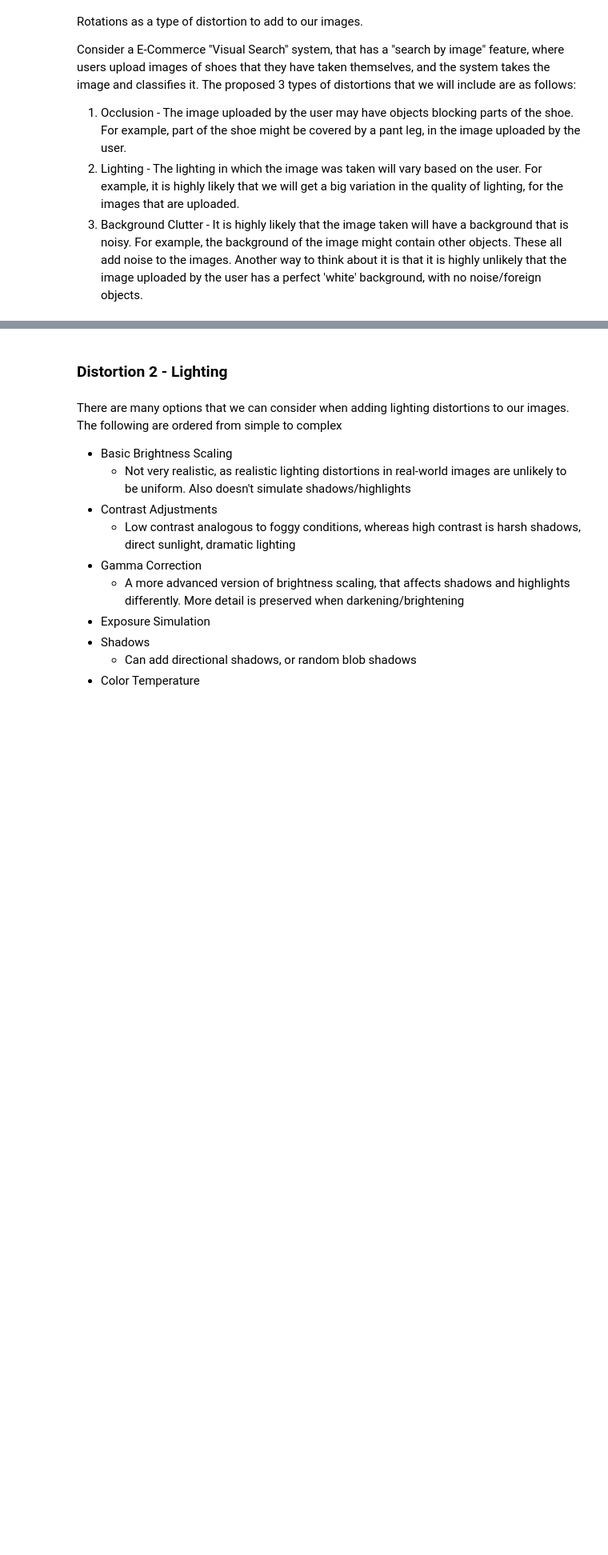
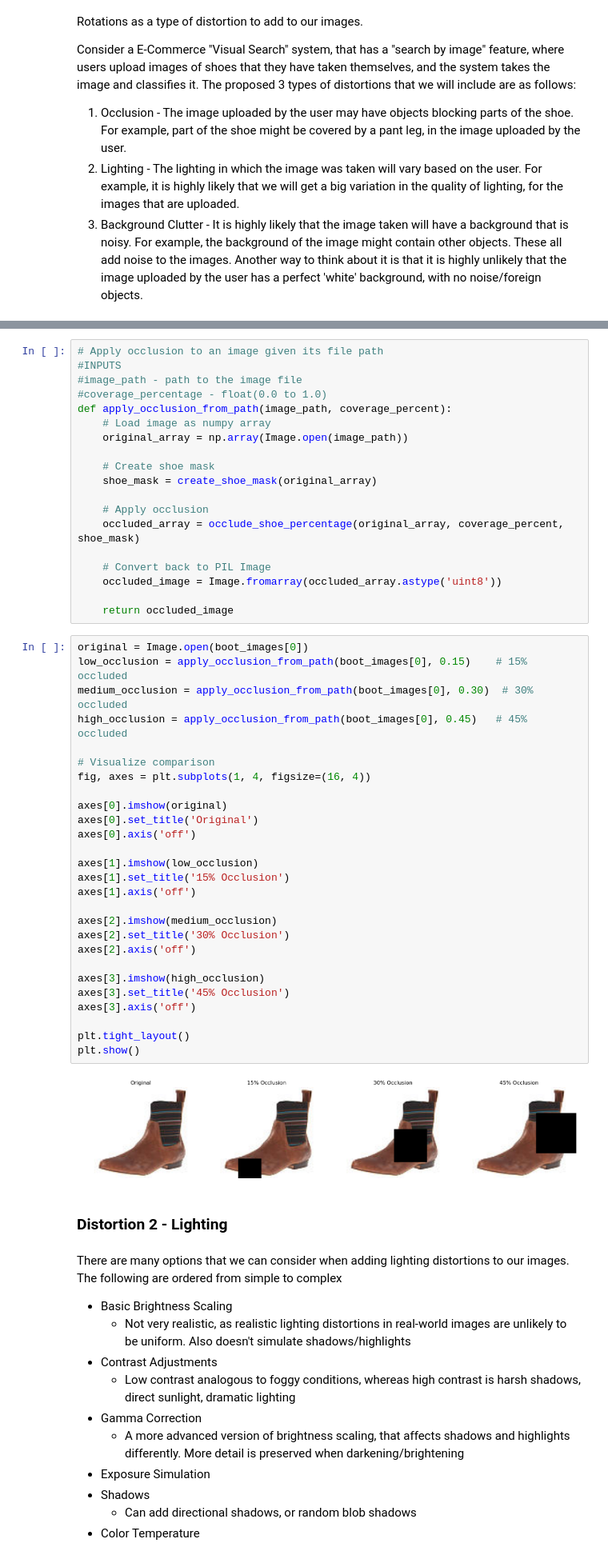
Before and after one commit to skyefung02/COMP90051_A2, a Jupyter notebook: COMP90051_A2_Skye.ipynb, the cells around one changed output, grey strips where cells are left out. Shown at 80% size. Drawn from its saved outputs; the diff is of its cells as text; blank space fills up the shorter version.

Commit message:
added occlusions function

```diff
--- a/COMP90051_A2_Skye.ipynb
+++ b/COMP90051_A2_Skye.ipynb
@@ -108,3 +184,51 @@ The proposed 3 types of distortions that we will include are as follows:
+# %%
+# Apply occlusion to an image given its file path
+#INPUTS
+#image_path - path to the image file
+#coverage_percentage - float(0.0 to 1.0)
+def apply_occlusion_from_path(image_path, coverage_percent):
+    # Load image as numpy array
+    original_array = np.array(Image.open(image_path))
+
+    # Create shoe mask
+    shoe_mask = create_shoe_mask(original_array)
+
+    # Apply occlusion
+    occluded_array = occlude_shoe_percentage(original_array, coverage_percent, shoe_mask)
+
+    # Convert back to PIL Image
+    occluded_image = Image.fromarray(occluded_array.astype('uint8'))
+
+    return occluded_image
+# %%
+original = Image.open(boot_images[0])
+low_occlusion = apply_occlusion_from_path(boot_images[0], 0.15)    # 15% occluded
+medium_occlusion = apply_occlusion_from_path(boot_images[0], 0.30)  # 30% occluded
+high_occlusion = apply_occlusion_from_path(boot_images[0], 0.45)   # 45% occluded
+
+# Visualize comparison
+fig, axes = plt.subplots(1, 4, figsize=(16, 4))
+
+axes[0].imshow(original)
+axes[0].set_title('Original')
+axes[0].axis('off')
+
+axes[1].imshow(low_occlusion)
+axes[1].set_title('15% Occlusion')
+axes[1].axis('off')
+
+axes[2].imshow(medium_occlusion)
+axes[2].set_title('30% Occlusion')
+axes[2].axis('off')
+
+axes[3].imshow(high_occlusion)
+axes[3].set_title('45% Occlusion')
+axes[3].axis('off')
+
+plt.tight_layout()
+plt.show()
+# %% [output]
+[figure, added]
 # %% [markdown]
 ### Distortion 2 - Lighting
 # %% [markdown]
```
Also changed, not shown: parts of 5 cells of this notebook.
